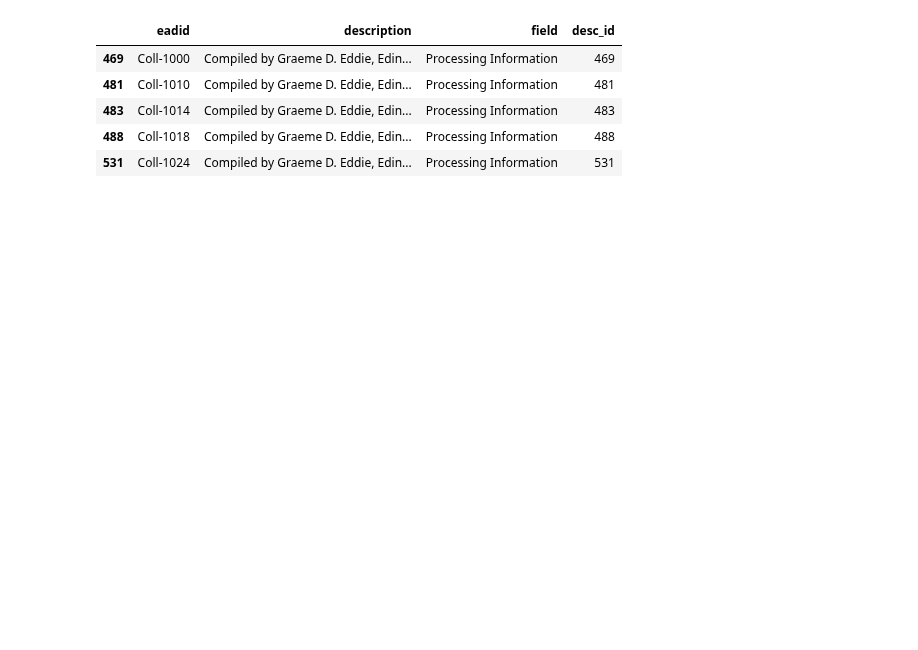
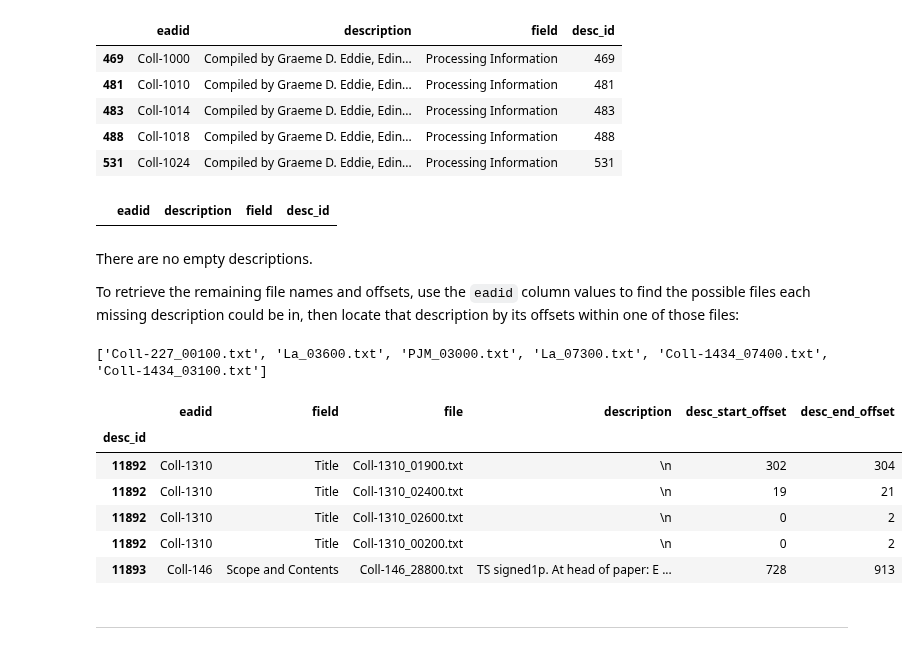
Before and after one commit to thegoose20/gender-bias, a Jupyter notebook: analysis/Analysis_DescAndAnnotLengths.ipynb, the cells around one changed output. Saved outputs shown, nothing was run; the diff lists cells and outputs as text; code cells hidden in the pictures; blank space fills up the shorter version.

```diff
--- a/analysis/Analysis_DescAndAnnotLengths.ipynb
+++ b/analysis/Analysis_DescAndAnnotLengths.ipynb
@@ -369,0 +331,8 @@ joined.to_csv("../data/crc_metadata/descs_with_offsets.csv")
+# %%
+missing_df.loc[missing_df.description.isna() == True]
+# %% [output]
+|  | eadid | description | field | desc_id |
+# %% [markdown]
+There are no empty descriptions.
+
+To retrieve the remaining file names and offsets, use the `eadid` column values to find the possible files each missing description could be in, then locate that description by its offsets within one of those files:
@@ -369,0 +342,60 @@ joined.to_csv("../data/crc_metadata/descs_with_offsets.csv")
+# %%
+filenames = os.listdir(doc_path)
+filenames = [f for f in filenames if f[-4:] == file_type] # the descriptions are in the txt files
+print(filenames[:6])
+# %% [output]
+['Coll-227_00100.txt', 'La_03600.txt', 'PJM_03000.txt', 'La_07300.txt', 'Coll-1434_07400.txt', 'Coll-1434_03100.txt']
+# %%
+eadids = list(missing_df.eadid)
+descs = list(missing_df.description)
+fields = list(missing_df.field)
+desc_ids = list(missing_df.desc_id)
+missing_eadids, missing_descs, missing_fields, missing_desc_ids = [], [], [], []
+missing_filenames, desc_start_offsets, desc_end_offsets = [], [], []
+for i,d in enumerate(descs):
+    eadid = eadids[i]
+    for filename in filenames:
+        if eadid in filename:
+            # Make sure each description is associated with ONE file only
+            if filename not in missing_filenames:
+                with open(doc_path+filename, "r") as f:
+                    f_string = f.read()
+                    # Use the index of the first character of the text as the start offset
+                    # and the index of the character immediately following the last
+                    # character of the text as the end offset
+                    start_offset = f_string.find(d)
+                    # Make sure the description is found in the file
+                    # (if str.find(substr) == -1, the substring wasn't found)
+                    if (start_offset >= 0):
+                        end_offset = start_offset+len(d)+1
+                        desc_start_offsets += [start_offset]
+                        desc_end_offsets += [end_offset]
+                        missing_filenames += [filename]
+                        missing_eadids += [eadid]
+                        missing_descs += [d]
+                        missing_desc_ids += [desc_ids[i]]
+                        missing_fields += [fields[i]]
+                    f.close()
+
+
+assert len(missing_filenames) == len(desc_start_offsets)
+assert len(missing_filenames) == len(desc_end_offsets)
+# NOTE: descriptions can be repeated within the same collection (identified with an eadid),
+# so there can be more missing_filenames than there were rows in missing_df
+# %%
+missing_df_with_offsets = pd.DataFrame({"desc_id":missing_desc_ids, "eadid":missing_eadids,
+                                        "field":missing_fields, "file":missing_filenames,
+                                        "description":missing_descs, "desc_start_offset":desc_start_offsets,
+                                        "desc_end_offset":desc_end_offsets})
+missing_df_with_offsets = missing_df_with_offsets.set_index("desc_id")
+missing_df_with_offsets.tail()
+# %% [output]
+|  | eadid | field | file | description | desc_start_offset | desc_end_offset |
+| desc_id |  |  |  |  |  |  |
+| 11892 | Coll-1310 | Title | Coll-1310_01900.txt | \n | 302 | 304 |
+| 11892 | Coll-1310 | Title | Coll-1310_02400.txt | \n | 19 | 21 |
+| 11892 | Coll-1310 | Title | Coll-1310_02600.txt | \n | 0 | 2 |
+| 11892 | Coll-1310 | Title | Coll-1310_00200.txt | \n | 0 | 2 |
+| 11893 | Coll-146 | Scope and Contents | Coll-146_28800.txt | TS signed1p. At head of paper: E ... | 728 | 913 |
+# %% [markdown]
+***
```
Also changed, not shown: parts of 33 cells of this notebook.
